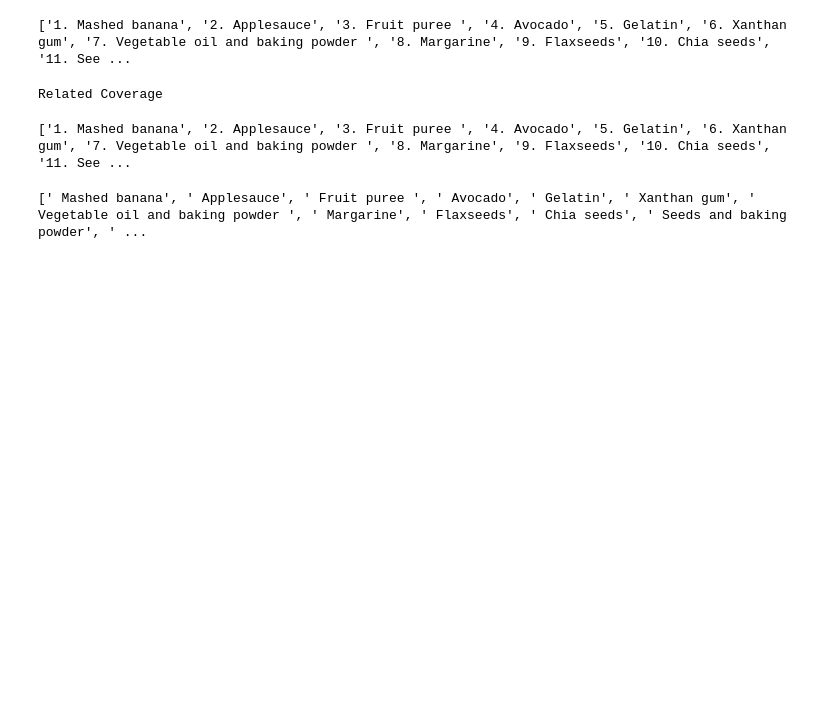
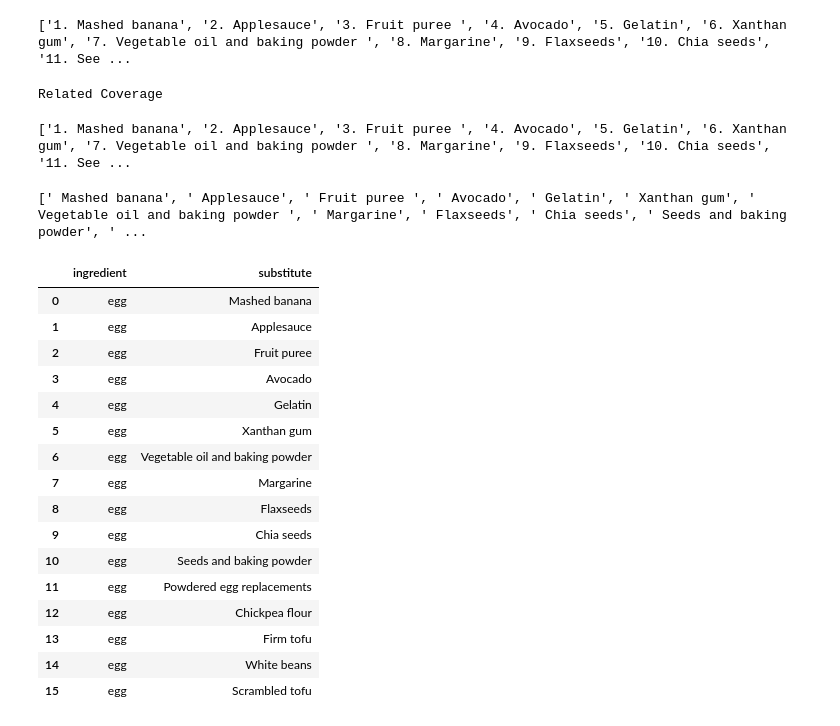
Before and after one commit to Andyjag91/Allergens-in-Goya-Food-Products-, a Jupyter notebook: webscraped-substitute-egg.ipynb, the cells around one changed output. Drawn from its saved outputs; the diff is of its cells as text; code cells hidden in the pictures; blank space fills up the shorter version.

Commit message:
modified code of webscrapping egg substitute and putting it in a flattened format

```diff
--- a/webscraped-substitute-egg.ipynb
+++ b/webscraped-substitute-egg.ipynb
@@ -64,3 +64,33 @@ final_list=[i.split(".",1)[1] for i in stats]
 print(final_list)
 # %% [output]
 [' Mashed banana', ' Applesauce', ' Fruit puree ', ' Avocado', ' Gelatin', ' Xanthan gum', ' Vegetable oil and baking powder ', ' Margarine', ' Flaxseeds', ' Chia seeds', ' Seeds and baking powder', ' ...
+# %%
+#creating a dataframe of all subs
+egg_subs_df=pd.DataFrame(final_list)
+#creating a column sunstitute
+egg_subs_df.rename(columns={0: "substitute"}, inplace=True)
+#adding another column with name ingredient
+ingredient = "egg"
+egg_subs_df["ingredient"] = ingredient
+#changing the order of the columns
+egg_subs_df=egg_subs_df[["ingredient","substitute"]]
+# %%
+egg_subs_df
+# %% [output]
+|  | ingredient | substitute |
+| 0 | egg | Mashed banana |
+| 1 | egg | Applesauce |
+| 2 | egg | Fruit puree |
+| 3 | egg | Avocado |
+| 4 | egg | Gelatin |
+| 5 | egg | Xanthan gum |
+| 6 | egg | Vegetable oil and baking powder |
+| 7 | egg | Margarine |
+| 8 | egg | Flaxseeds |
+| 9 | egg | Chia seeds |
+| 10 | egg | Seeds and baking powder |
+| 11 | egg | Powdered egg replacements |
+| 12 | egg | Chickpea flour |
+| 13 | egg | Firm tofu |
+| 14 | egg | White beans |
+| 15 | egg | Scrambled tofu |
```
Also changed, not shown: parts of 1 cell of this notebook.
